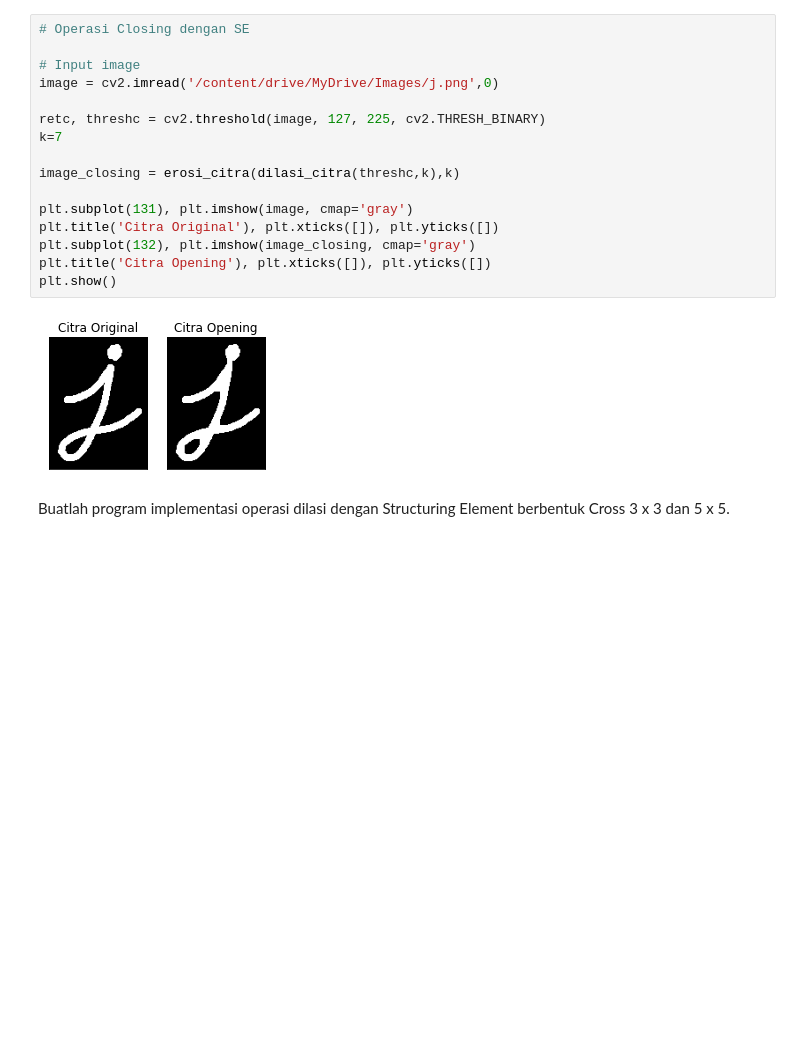
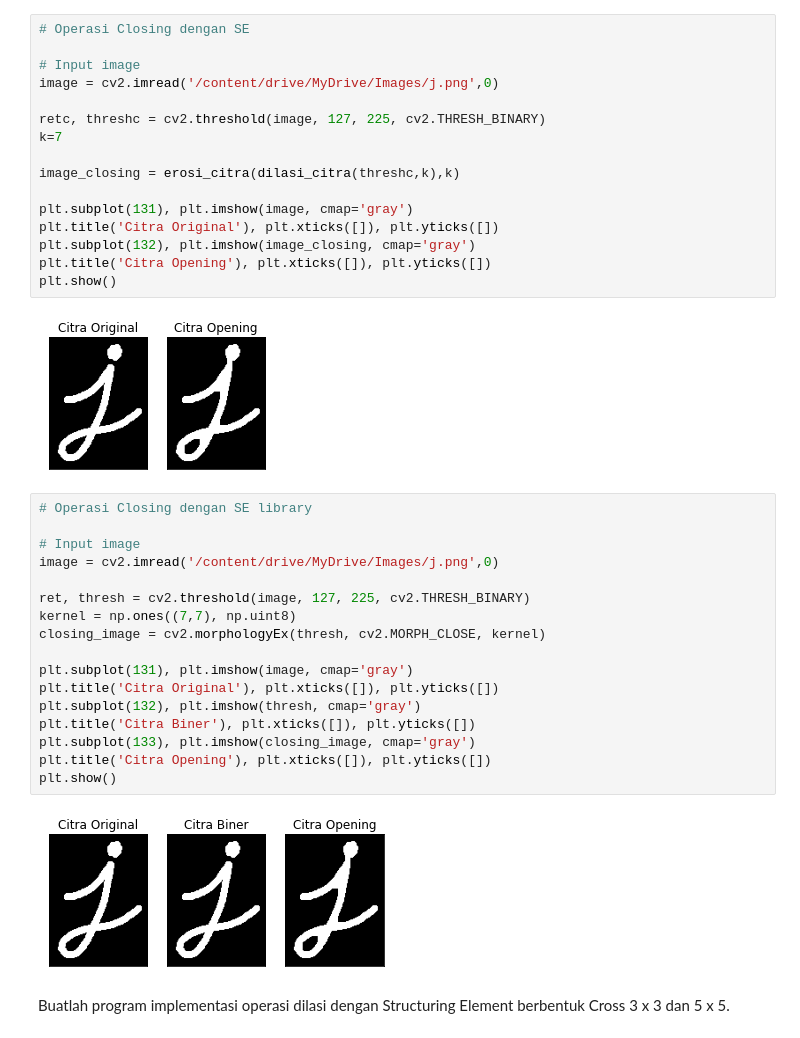
Before and after one commit to ardilalukita14/Genap-21-22, a Jupyter notebook: Week9.ipynb, the cells around one changed output. Cells and saved outputs as stored; diff of their text form; blank space fills up the shorter version.

```diff
--- a/Week9.ipynb
+++ b/Week9.ipynb
@@ -191,6 +191,25 @@ plt.title('Citra Opening'), plt.xticks([]), plt.yticks([])
 plt.show()
 # %% [output]
 [figure]
+# %%
+# Operasi Closing dengan SE library
+
+# Input image
+image = cv2.imread('/content/drive/MyDrive/Images/j.png',0)
+
+ret, thresh = cv2.threshold(image, 127, 225, cv2.THRESH_BINARY)
+kernel = np.ones((7,7), np.uint8)
+closing_image = cv2.morphologyEx(thresh, cv2.MORPH_CLOSE, kernel)
+
+plt.subplot(131), plt.imshow(image, cmap='gray')
+plt.title('Citra Original'), plt.xticks([]), plt.yticks([])
+plt.subplot(132), plt.imshow(thresh, cmap='gray')
+plt.title('Citra Biner'), plt.xticks([]), plt.yticks([])
+plt.subplot(133), plt.imshow(closing_image, cmap='gray')
+plt.title('Citra Opening'), plt.xticks([]), plt.yticks([])
+plt.show()
+# %% [output]
+[figure, added]
 # %% [markdown]
 Buatlah program implementasi operasi dilasi dengan Structuring Element berbentuk Cross 3 x 3 dan 5 x 5.
 # %%
```
